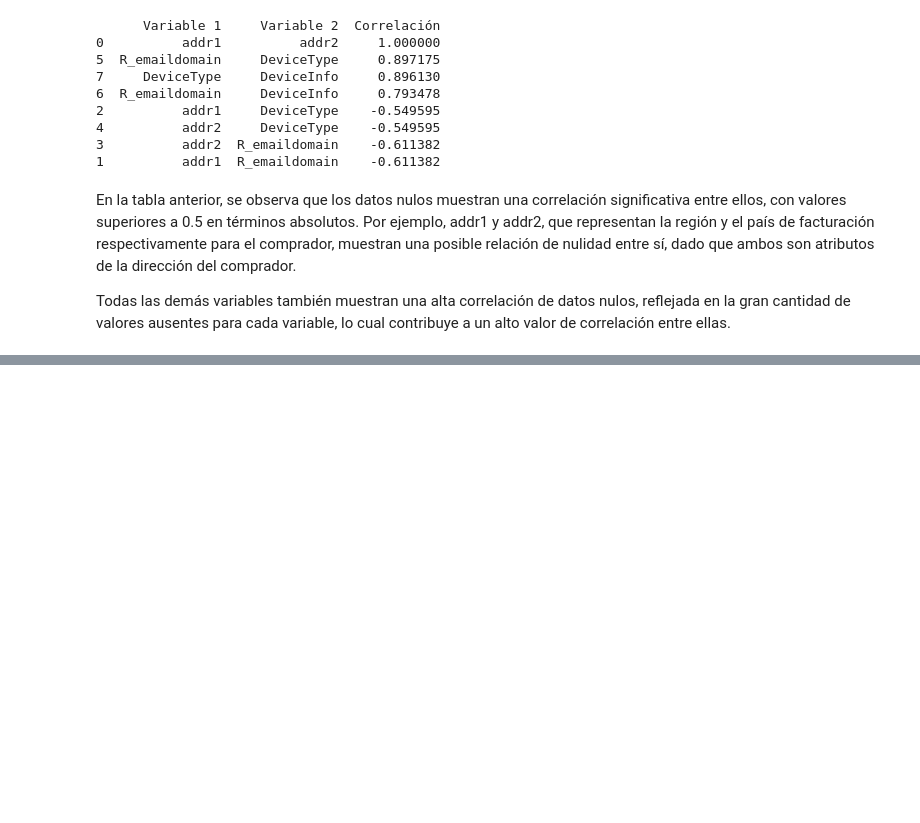
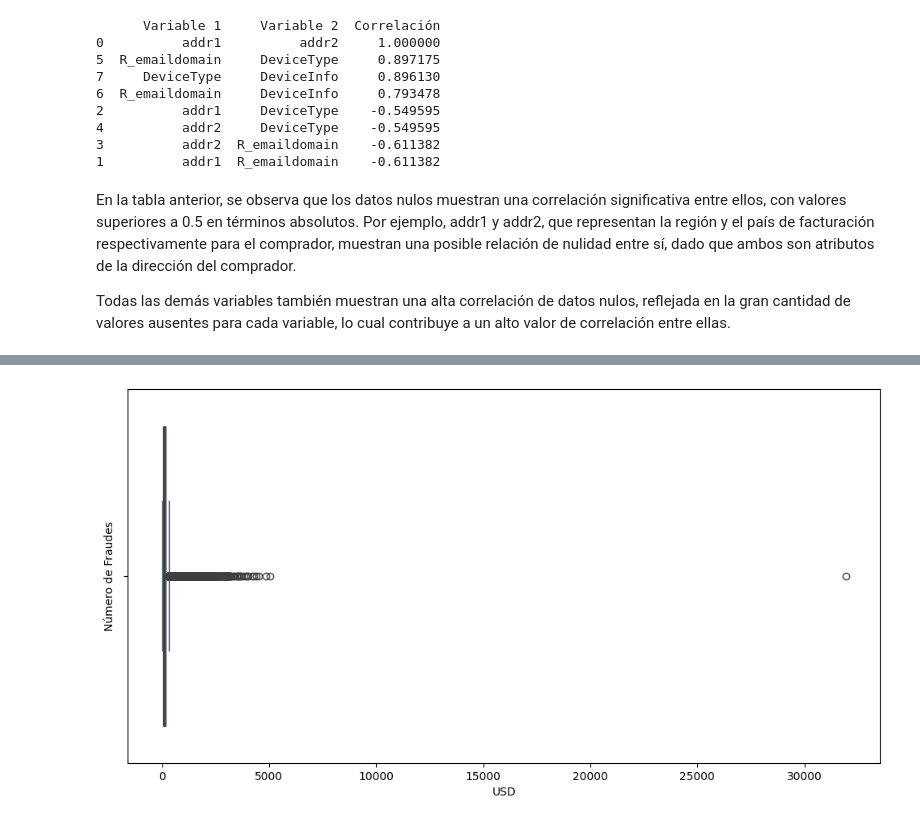
Before and after one commit to JRamos84/deteccion_fraude, a Jupyter notebook: notebooks/01_Exploratiry_Data_Analysis.ipynb, the cells around one changed output, grey strips where cells are left out. Saved outputs shown, nothing was run; the diff lists cells and outputs as text; code cells hidden in the pictures; blank space fills up the shorter version.

```diff
--- a/notebooks/01_Exploratiry_Data_Analysis.ipynb
+++ b/notebooks/01_Exploratiry_Data_Analysis.ipynb
@@ -335,0 +466,9 @@ Todas las demás variables también muestran una alta correlación de datos nulo
+# %%
+plt.figure(figsize=(12,6))
+sns.boxplot(data=df_train, x='TransactionAmt')
+plt.ylabel('Número de Fraudes')
+plt.xlabel('USD')
+#plt.savefig(base_dir + 'trabs_total_box_plot')
+plt.show()
+# %% [output]
+[figure, added]
```
Also changed, not shown: parts of 43 cells of this notebook.
